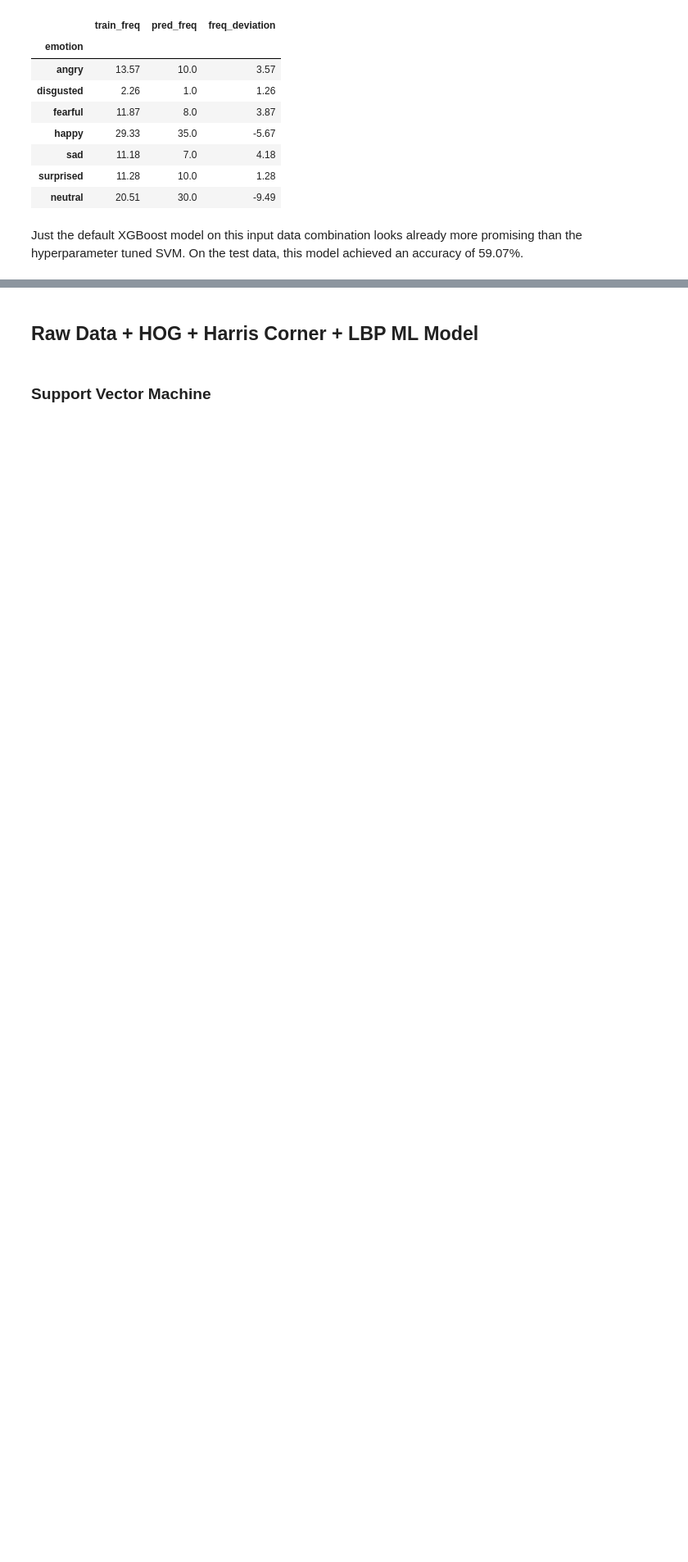
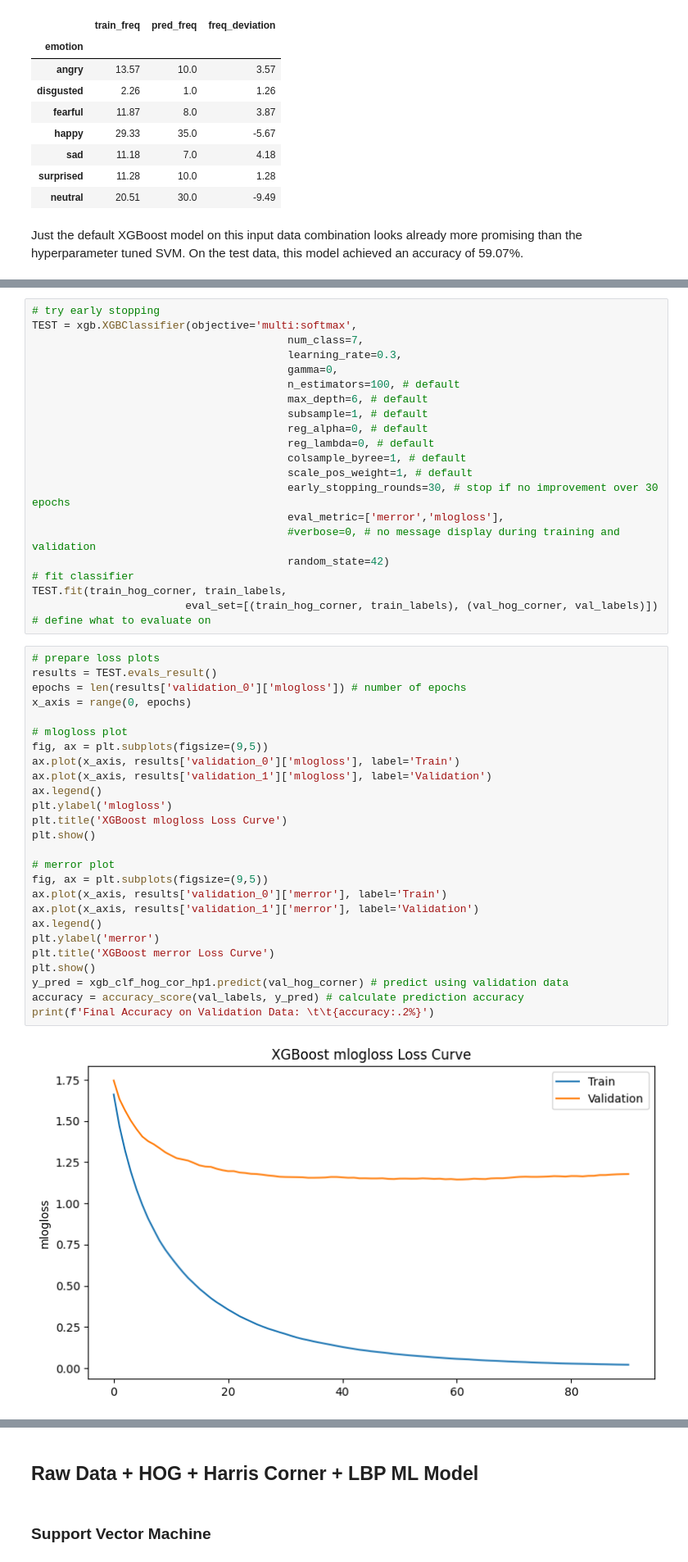
Before and after one commit to felix-rosenberger/image-classification, a Jupyter notebook: Image_Classification.ipynb, the cells around one changed output, grey strips where cells are left out. Shown at 82% size. Cells and saved outputs as stored; diff of their text form; blank space fills up the shorter version.

```diff
--- a/Image_Classification.ipynb
+++ b/Image_Classification.ipynb
@@ -1077,0 +1098,48 @@ Just the default XGBoost model on this input data combination looks already more
+# %%
+# try early stopping
+TEST = xgb.XGBClassifier(objective='multi:softmax',
+                                        num_class=7,
+                                        learning_rate=0.3,
+                                        gamma=0,
+                                        n_estimators=100, # default
+                                        max_depth=6, # default
+                                        subsample=1, # default
+                                        reg_alpha=0, # default
+                                        reg_lambda=0, # default
+                                        colsample_byree=1, # default
+                                        scale_pos_weight=1, # default
+                                        early_stopping_rounds=30, # stop if no improvement over 30 epochs
+                                        eval_metric=['merror','mlogloss'],
+                                        #verbose=0, # no message display during training and validation
+                                        random_state=42)
+# fit classifier
+TEST.fit(train_hog_corner, train_labels,
+                        eval_set=[(train_hog_corner, train_labels), (val_hog_corner, val_labels)]) # define what to evaluate on
+# %%
+# prepare loss plots
+results = TEST.evals_result()
+epochs = len(results['validation_0']['mlogloss']) # number of epochs
+x_axis = range(0, epochs)
+
+# mlogloss plot
+fig, ax = plt.subplots(figsize=(9,5))
+ax.plot(x_axis, results['validation_0']['mlogloss'], label='Train')
+ax.plot(x_axis, results['validation_1']['mlogloss'], label='Validation')
+ax.legend()
+plt.ylabel('mlogloss')
+plt.title('XGBoost mlogloss Loss Curve')
+plt.show()
+
+# merror plot
+fig, ax = plt.subplots(figsize=(9,5))
+ax.plot(x_axis, results['validation_0']['merror'], label='Train')
+ax.plot(x_axis, results['validation_1']['merror'], label='Validation')
+ax.legend()
+plt.ylabel('merror')
+plt.title('XGBoost merror Loss Curve')
+plt.show()
+y_pred = xgb_clf_hog_cor_hp1.predict(val_hog_corner) # predict using validation data
+accuracy = accuracy_score(val_labels, y_pred) # calculate prediction accuracy
+print(f'Final Accuracy on Validation Data: \t\t{accuracy:.2%}')
+# %% [output]
+[figure, added]
```
Also changed, not shown: parts of 26 cells of this notebook.
